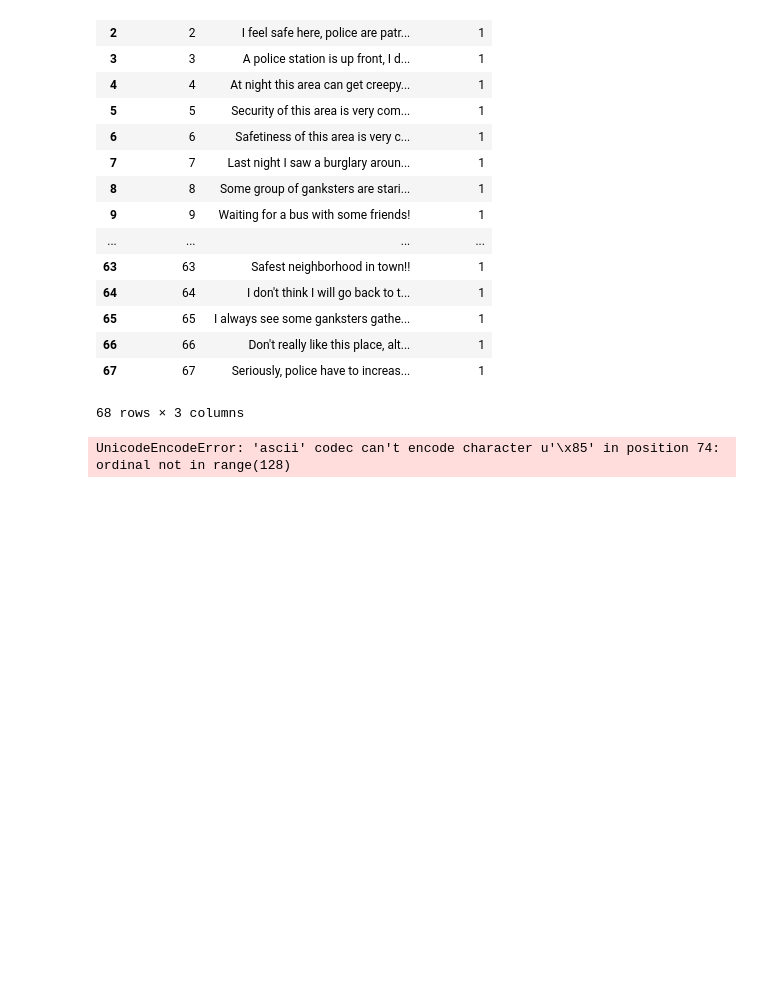
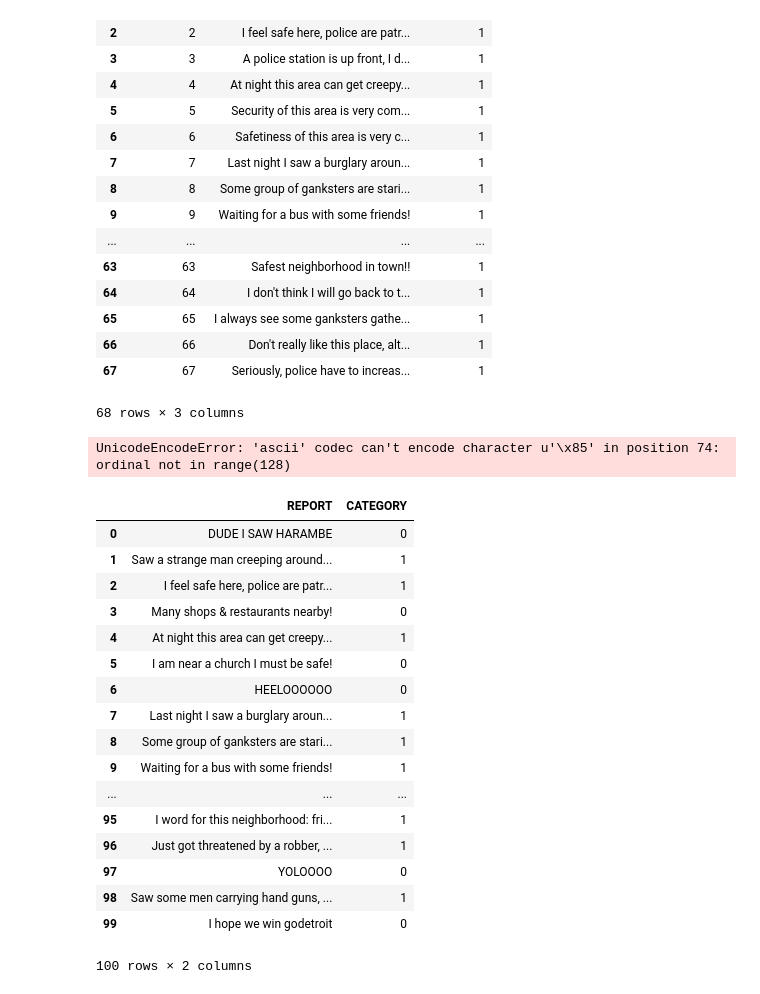
Before and after one commit to alioben/GoDetroit, a Jupyter notebook: budi_ml/feedback_nlp/notebook.ipynb, the cells around one changed output. Cells and saved outputs as stored; diff of their text form; code cells hidden in the pictures; blank space fills up the shorter version.

```diff
--- a/budi_ml/feedback_nlp/notebook.ipynb
+++ b/budi_ml/feedback_nlp/notebook.ipynb
@@ -270,0 +269,27 @@ t
+# %%
+import pandas as pd
+test_set = pd.read_csv('unused_data/final.csv', index_col=False)
+# %%
+del test_set['Unnamed: 0']
+test_set = test_set[['REPORT', 'CATEGORY']]
+# %%
+test_set
+# %% [output]
+|  | REPORT | CATEGORY |
+| 0 | DUDE I SAW HARAMBE | 0 |
+| 1 | Saw a strange man creeping around... | 1 |
+| 2 | I feel safe here, police are patr... | 1 |
+| 3 | Many shops & restaurants nearby! | 0 |
+| 4 | At night this area can get creepy... | 1 |
+| 5 | I am near a church I must be safe! | 0 |
+| 6 | HEELOOOOOO | 0 |
+| 7 | Last night I saw a burglary aroun... | 1 |
+| 8 | Some group of ganksters are stari... | 1 |
+| 9 | Waiting for a bus with some friends! | 1 |
+| ... | ... | ... |
+| 95 | I word for this neighborhood: fri... | 1 |
+| 96 | Just got threatened by a robber, ... | 1 |
+| 97 | YOLOOOO | 0 |
+| 98 | Saw some men carrying hand guns, ... | 1 |
+| 99 | I hope we win godetroit | 0 |
+100 rows × 2 columns
```
Also changed, not shown: parts of 2 cells of this notebook, 7 other files.
